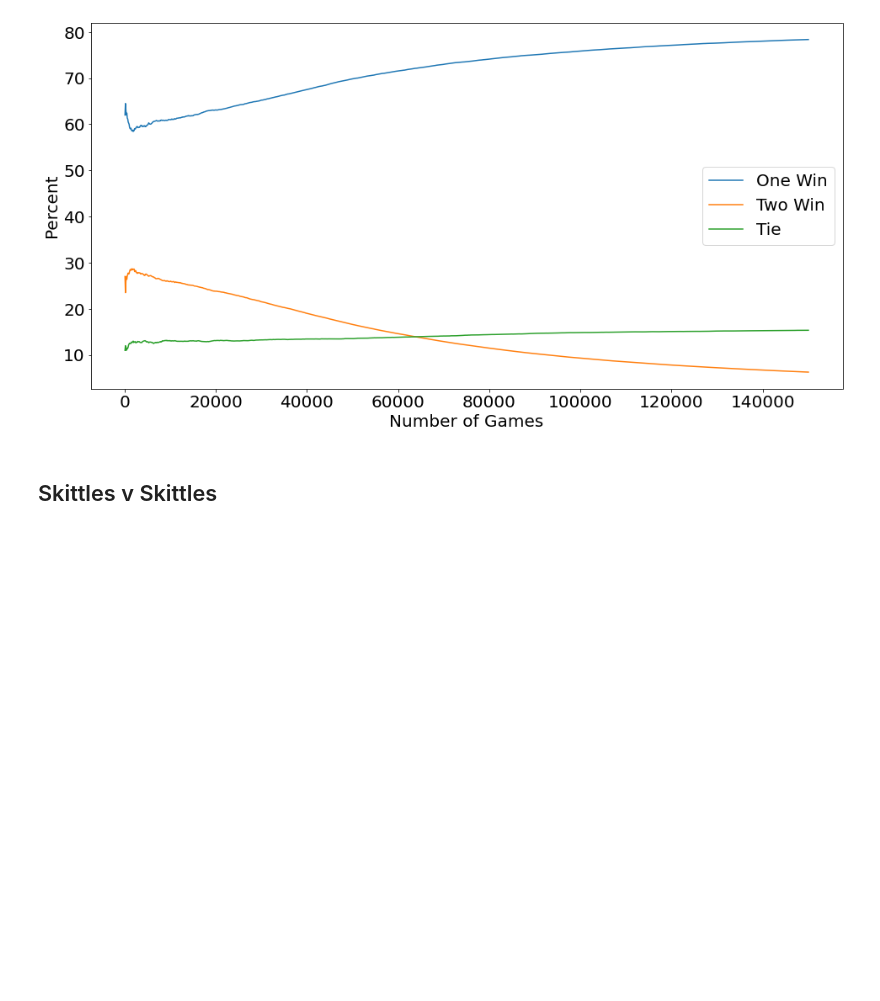
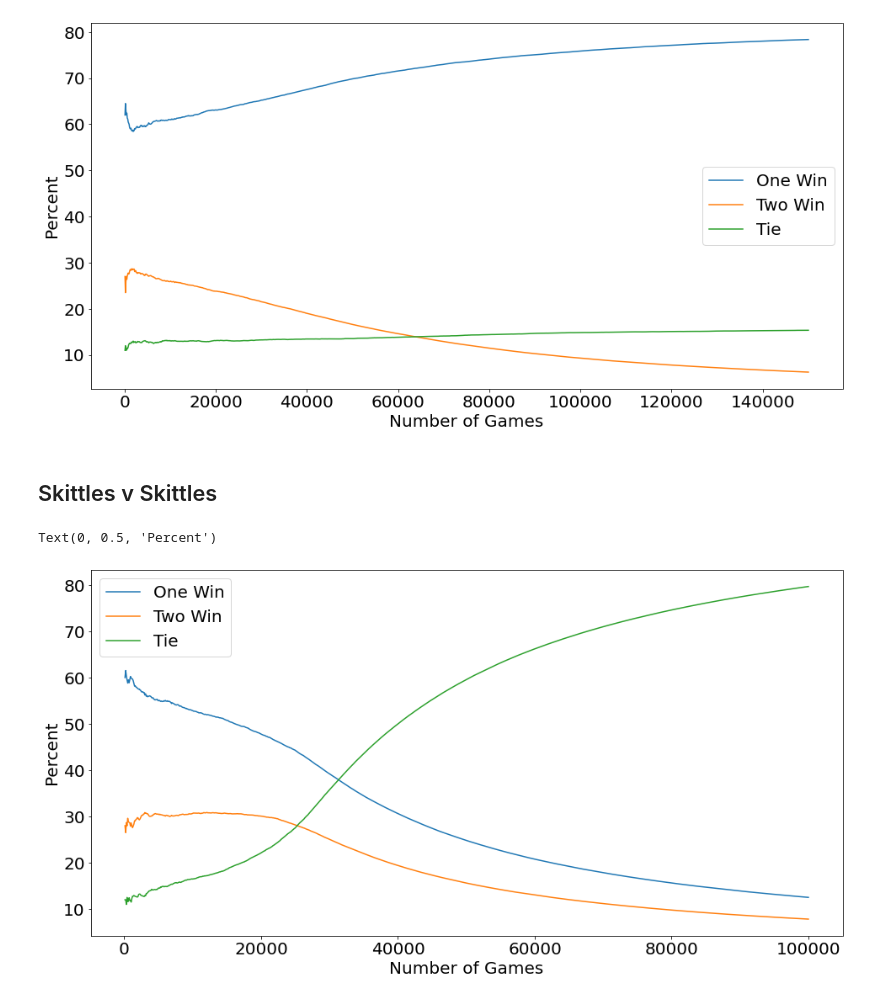
Before and after one commit to bblais/AI-and-Robotics-Fall-2022-Class-Notebooks, a Jupyter notebook: Sprint #2 - Learning and Robot Tasks/2022-10-05 - TTT with minimax and skittles with progress.ipynb, the cells around one changed output. Drawn from its saved outputs; the diff is of its cells as text; code cells hidden in the pictures; blank space fills up the shorter version.

```diff
--- a/Sprint #2 - Learning and Robot Tasks/2022-10-05 - TTT with minimax and skittles with progress.ipynb
+++ b/Sprint #2 - Learning and Robot Tasks/2022-10-05 - TTT with minimax and skittles with progress.ipynb
@@ -235,7 +235,20 @@ for i in tqdm(range(1000)):
     g=Game(number_of_games=100)
     g.display=False
 
-    result=g.run(skittles_agent1,random_agent)
+    result=g.run(skittles_agent1,skittles_agent2)
     one,two,ties,N=one+result.count(1),two+result.count(2),ties+result.count(0),N+len(result)
 
     S+=one/N*100,two/N*100,ties/N*100,N
+# %%
+y1,y2,y0,x=S.arrays()
+# %%
+figure(figsize=(16,8))
+plot(x,y1,label='One Win')
+plot(x,y2,label='Two Win')
+plot(x,y0,label='Tie')
+legend()
+xlabel('Number of Games')
+ylabel('Percent')
+# %% [output]
+Text(0, 0.5, 'Percent')
+[figure, added]
```
Also changed, not shown: 1 other file.
